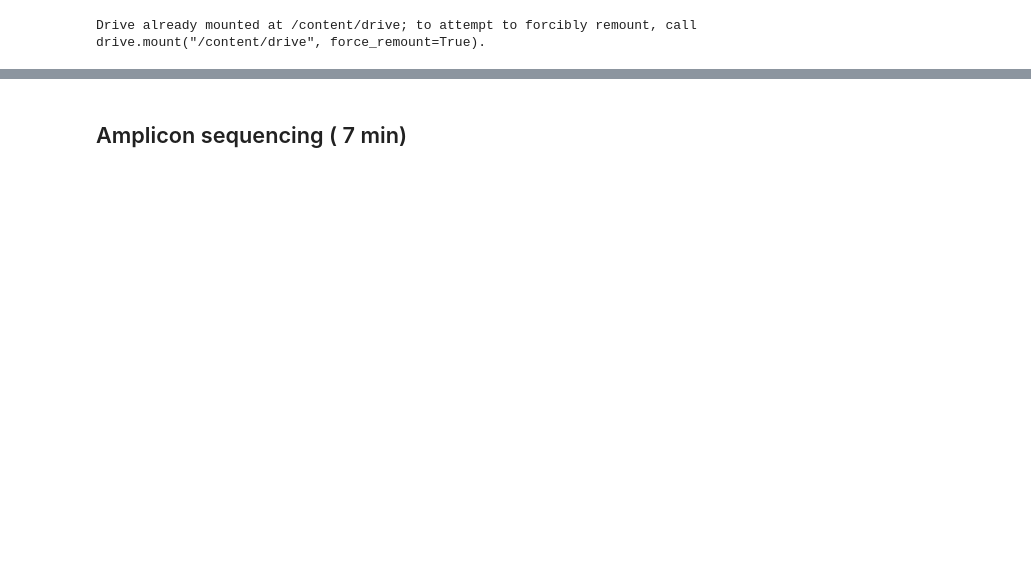
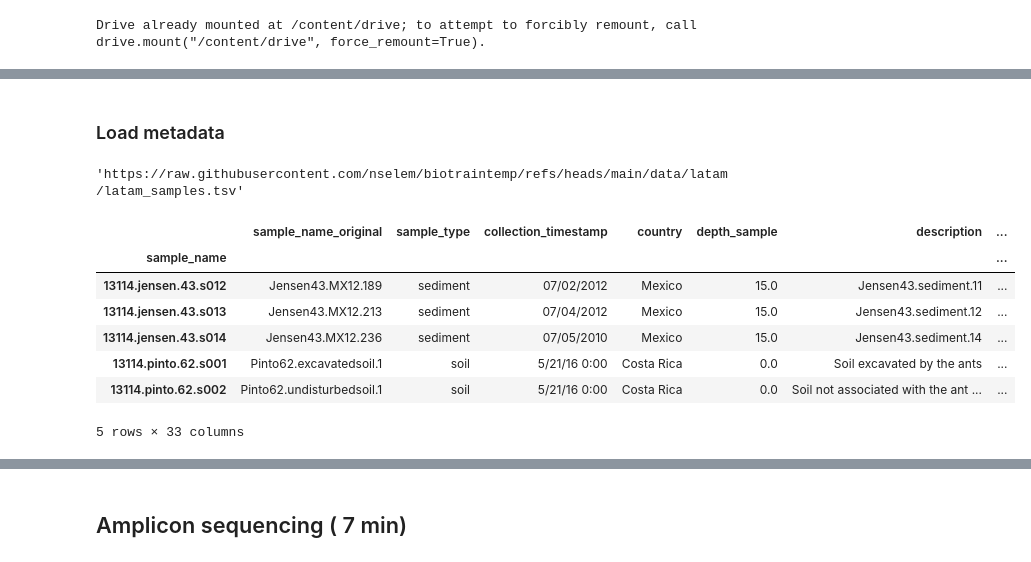
Before and after one commit to biotrain-latam/AI-pilot-course, a Jupyter notebook: Module 2 Clustering/code/06_ Otherdatasets.ipynb, the cells around one changed output, grey strips where cells are left out. Saved outputs shown, nothing was run; the diff lists cells and outputs as text; code cells hidden in the pictures; blank space fills up the shorter version.

```diff
--- a/Module 2 Clustering/code/06_ Otherdatasets.ipynb
+++ b/Module 2 Clustering/code/06_ Otherdatasets.ipynb
@@ -103,0 +184,2 @@ Also you can use the path of your directory to check the content
+# %% [markdown]
+### Load metadata
@@ -103,0 +188,17 @@ Also you can use the path of your directory to check the content
+# %%
+metadata_path = github_data_path + "/latam_samples.tsv"
+metadata_path
+# %% [output]
+'https://raw.githubusercontent.com/nselem/biotraintemp/refs/heads/main/data/latam/latam_samples.tsv'
+# %%
+sample_data = pd.read_csv(metadata_path, sep='\t', low_memory=False, index_col="sample_name")
+sample_data.head()
+# %% [output]
+|  | sample_name_original | sample_type | collection_timestamp | country | depth_sample | description | ... |
+| sample_name |  |  |  |  |  |  | ... |
+| 13114.jensen.43.s012 | Jensen43.MX12.189 | sediment | 07/02/2012 | Mexico | 15.0 | Jensen43.sediment.11 | ... |
+| 13114.jensen.43.s013 | Jensen43.MX12.213 | sediment | 07/04/2012 | Mexico | 15.0 | Jensen43.sediment.12 | ... |
+| 13114.jensen.43.s014 | Jensen43.MX12.236 | sediment | 07/05/2010 | Mexico | 15.0 | Jensen43.sediment.14 | ... |
+| 13114.pinto.62.s001 | Pinto62.excavatedsoil.1 | soil | 5/21/16 0:00 | Costa Rica | 0.0 | Soil excavated by the ants | ... |
+| 13114.pinto.62.s002 | Pinto62.undisturbedsoil.1 | soil | 5/21/16 0:00 | Costa Rica | 0.0 | Soil not associated with the ant ... | ... |
+5 rows × 33 columns
```
Also changed, not shown: parts of 90 cells of this notebook, 7 other files.
